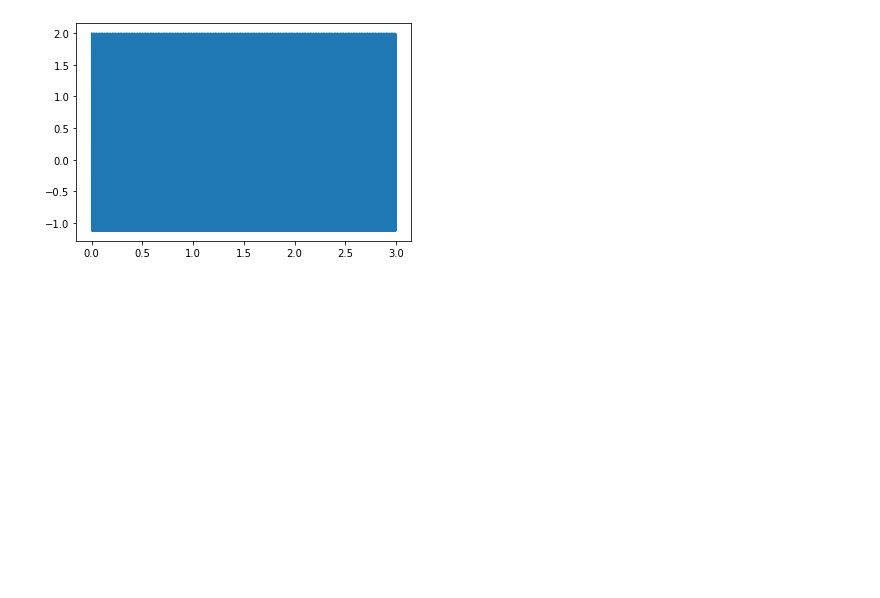
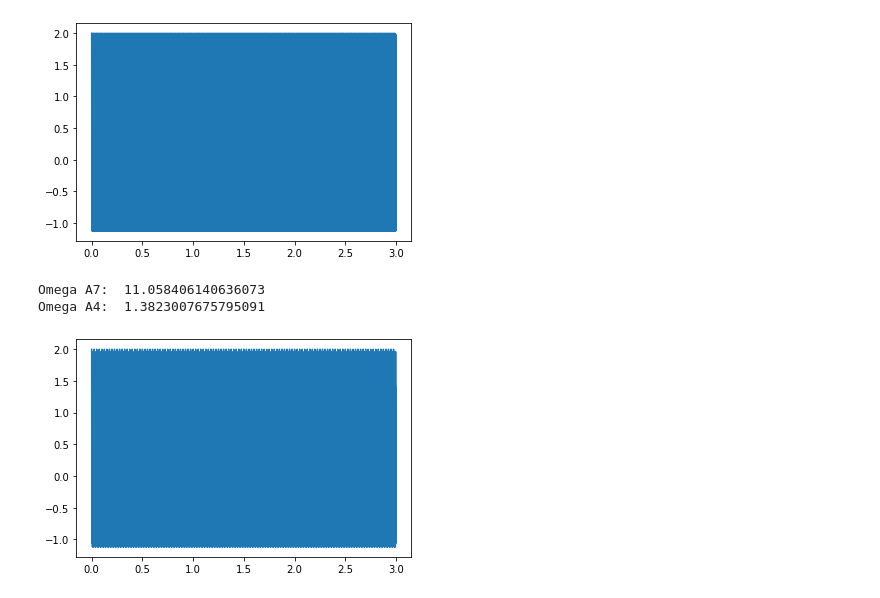
Before and after one commit to cleversonahum/UFPA-DSP, a Jupyter notebook: book-resolution/ch1/exercise/q10.ipynb, the cells around one changed output. Drawn from its saved outputs; the diff is of its cells as text; code cells hidden in the pictures; blank space fills up the shorter version.

```diff
--- a/book-resolution/ch1/exercise/q10.ipynb
+++ b/book-resolution/ch1/exercise/q10.ipynb
@@ -3,3 +3,9 @@ import matplotlib.pyplot as plt
 import numpy as np
 import sounddevice as sd
 %matplotlib inline
+# %%
+Fs = 44100
+A7 = 3520
+A6 = 1760
+A5 = 880
+A4 = 440
@@ -22,0 +37,20 @@ sd.play(x, 8192)
+# %%
+# c)
+Fs = 2000 # 2 kHz
+omega_A7 = A7*2*np.pi/Fs
+omega_A4 = A4*2*np.pi/Fs
+W1 = A5*np.pi/Fs
+W2 = A6*np.pi/Fs
+Ts =1/ Fs
+N = 3/Ts
+n = np.arange(0,N)
+x = np.cos(W1*n) + np.cos(W2*n)
+print("Omega A7: ", omega_A7,"\nOmega A4: ",omega_A4)
+plt.figure()
+plt.plot(n/Fs, x)
+plt.show()
+sd.play(x, 8192)
+# %% [output]
+Omega A7:  11.058406140636073
+Omega A4:  1.3823007675795091
+[figure, added]
```
Also changed, not shown: parts of 5 cells of this notebook.
